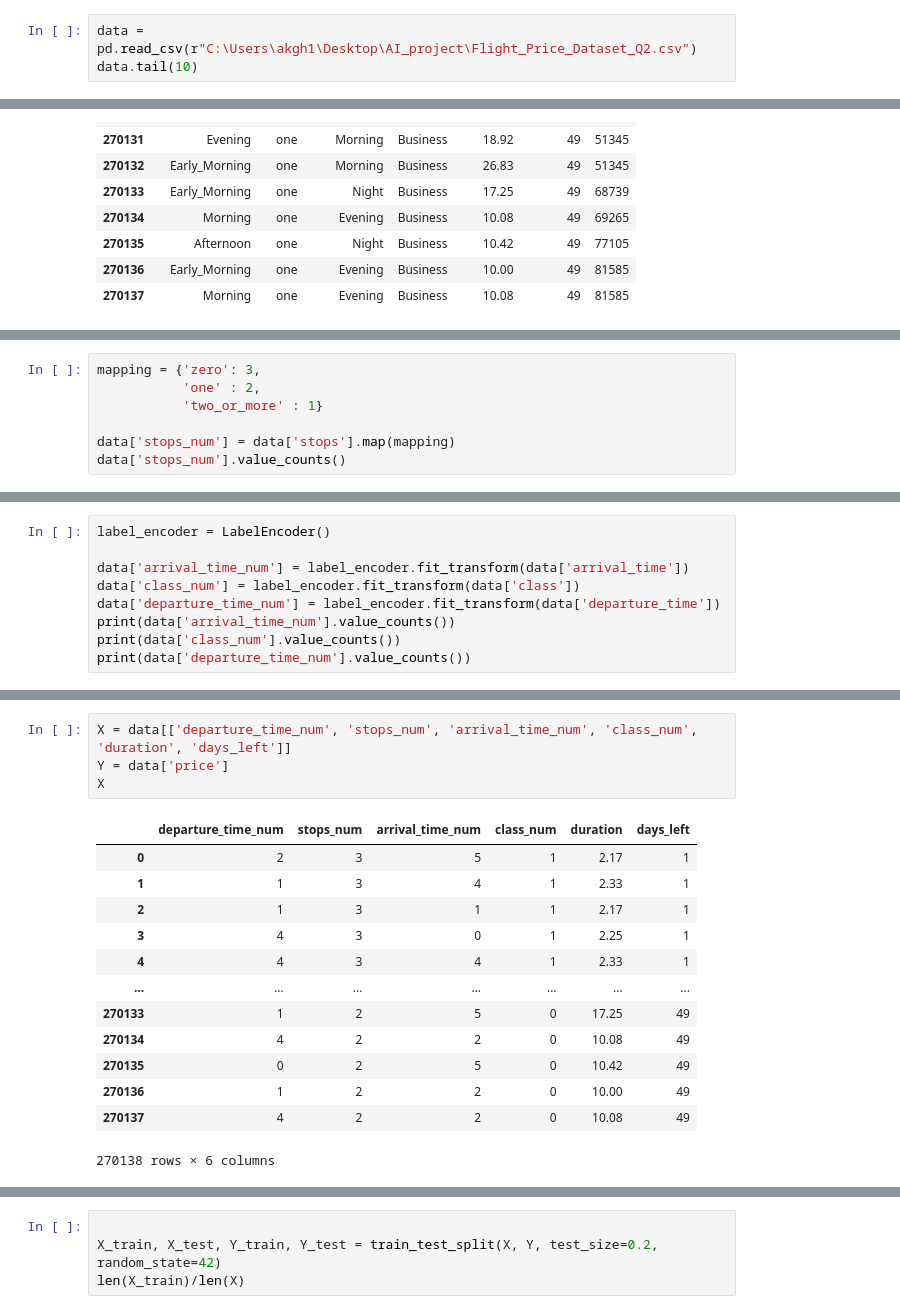
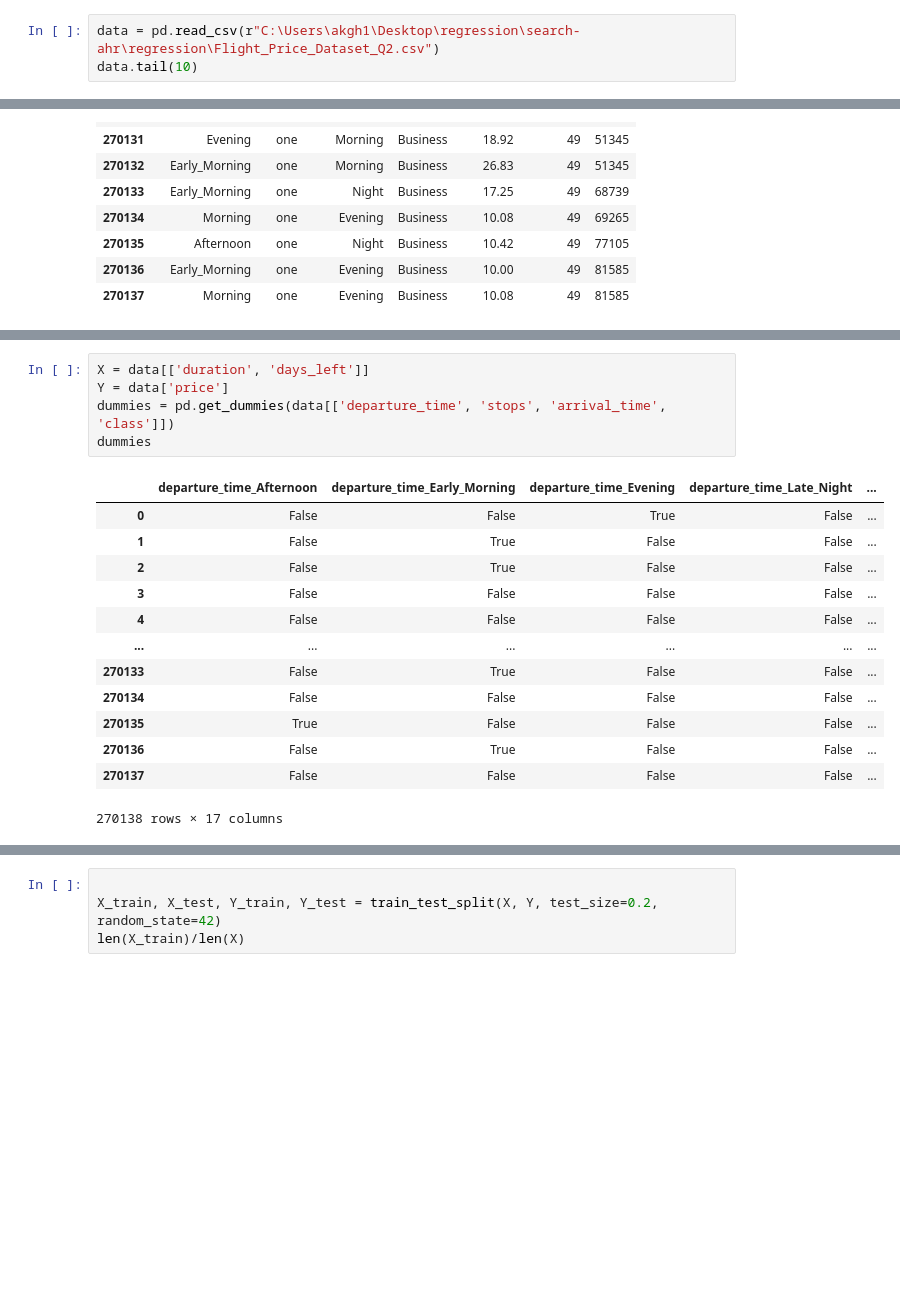
Before and after one commit to UIAI-4021/search-ahr, a Jupyter notebook: regression/reg.ipynb, the cells around one changed output, grey strips where cells are left out. Saved outputs shown, nothing was run; the diff lists cells and outputs as text; blank space fills up the shorter version.

```diff
--- a/regression/reg.ipynb
+++ b/regression/reg.ipynb
@@ -6,7 +6,7 @@ from sklearn.preprocessing import LabelEncoder
 from sklearn.model_selection import train_test_split
 import time
 # %%
-data = pd.read_csv(r"C:\Users\akgh1\Desktop\AI_project\Flight_Price_Dataset_Q2.csv")
+data = pd.read_csv(r"C:\Users\akgh1\Desktop\regression\search-ahr\regression\Flight_Price_Dataset_Q2.csv")
 data.tail(10)
 # %% [output]
 |  | departure_time | stops | arrival_time | class | duration | days_left | price |
@@ -31,7 +22,0 @@ Name: count, dtype: int64
-# %%
-mapping = {'zero': 3,
-           'one' : 2,
-           'two_or_more' : 1}
-
-data['stops_num'] = data['stops'].map(mapping)
-data['stops_num'].value_counts()
@@ -44,9 +22,0 @@ Name: count, dtype: int64
-# %%
-label_encoder = LabelEncoder()
-
-data['arrival_time_num'] = label_encoder.fit_transform(data['arrival_time'])
-data['class_num'] = label_encoder.fit_transform(data['class'])
-data['departure_time_num'] = label_encoder.fit_transform(data['departure_time'])
-print(data['arrival_time_num'].value_counts())
-print(data['class_num'].value_counts())
-print(data['departure_time_num'].value_counts())
@@ -90,18 +23,19 @@ data
 # %%
-X = data[['departure_time_num', 'stops_num', 'arrival_time_num', 'class_num', 'duration', 'days_left']]
+X = data[['duration', 'days_left']]
 Y = data['price']
-X
+dummies = pd.get_dummies(data[['departure_time', 'stops', 'arrival_time', 'class']])
+dummies
 # %% [output]
-|  | departure_time_num | stops_num | arrival_time_num | class_num | duration | days_left |
-| 0 | 2 | 3 | 5 | 1 | 2.17 | 1 |
-| 1 | 1 | 3 | 4 | 1 | 2.33 | 1 |
-| 2 | 1 | 3 | 1 | 1 | 2.17 | 1 |
-| 3 | 4 | 3 | 0 | 1 | 2.25 | 1 |
-| 4 | 4 | 3 | 4 | 1 | 2.33 | 1 |
-| ... | ... | ... | ... | ... | ... | ... |
-| 270133 | 1 | 2 | 5 | 0 | 17.25 | 49 |
-| 270134 | 4 | 2 | 2 | 0 | 10.08 | 49 |
-| 270135 | 0 | 2 | 5 | 0 | 10.42 | 49 |
-| 270136 | 1 | 2 | 2 | 0 | 10.00 | 49 |
-| 270137 | 4 | 2 | 2 | 0 | 10.08 | 49 |
+|  | departure_time_Afternoon | departure_time_Early_Morning | departure_time_Evening | departure_time_Late_Night | ... |
+| 0 | False | False | True | False | ... |
+| 1 | False | True | False | False | ... |
+| 2 | False | True | False | False | ... |
+| 3 | False | False | False | False | ... |
+| 4 | False | False | False | False | ... |
+| ... | ... | ... | ... | ... | ... |
+| 270133 | False | True | False | False | ... |
+| 270134 | False | False | False | False | ... |
+| 270135 | True | False | False | False | ... |
+| 270136 | False | True | False | False | ... |
+| 270137 | False | False | False | False | ... |
-270138 rows × 6 columns
+270138 rows × 17 columns
```
Also changed, not shown: parts of 11 cells of this notebook, 1 other file.
